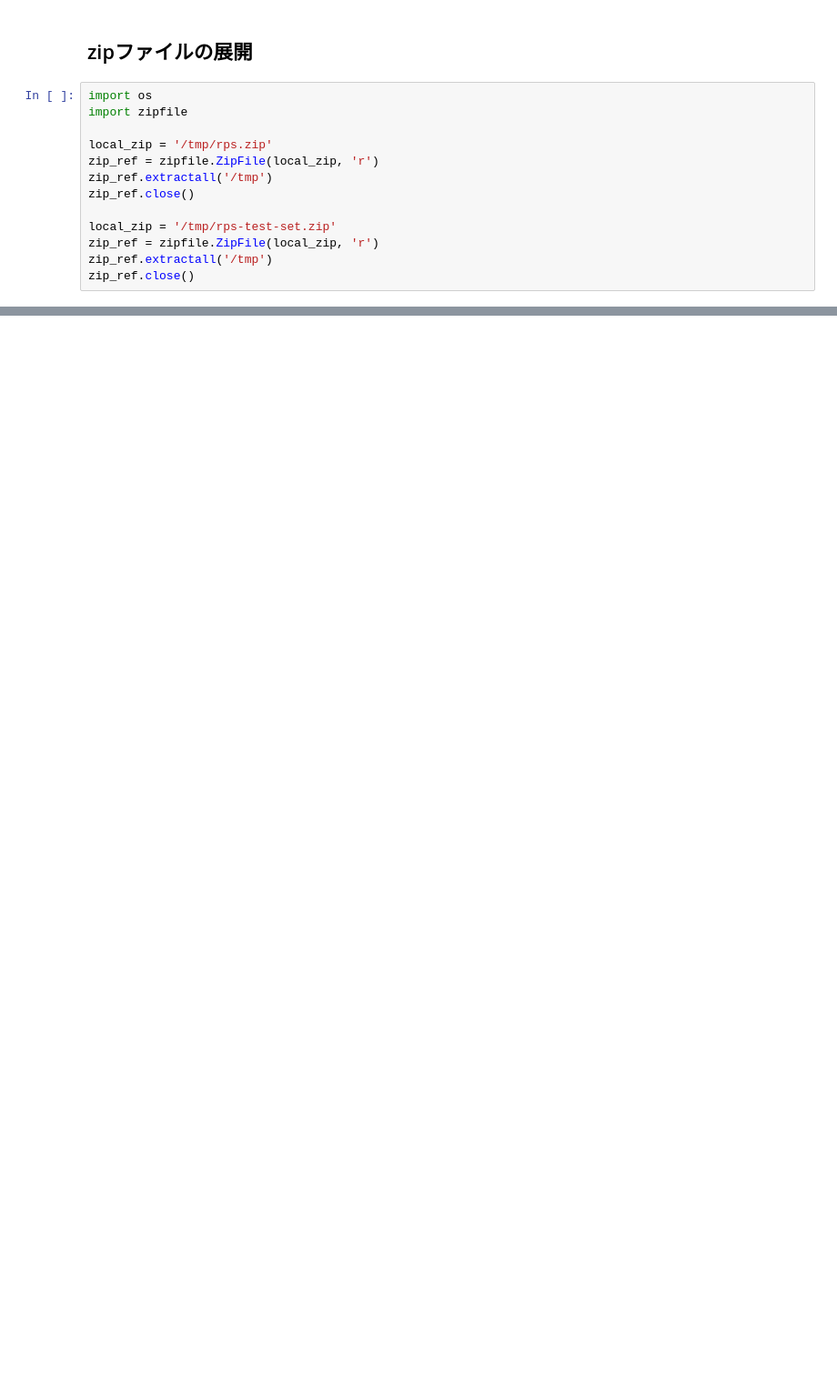
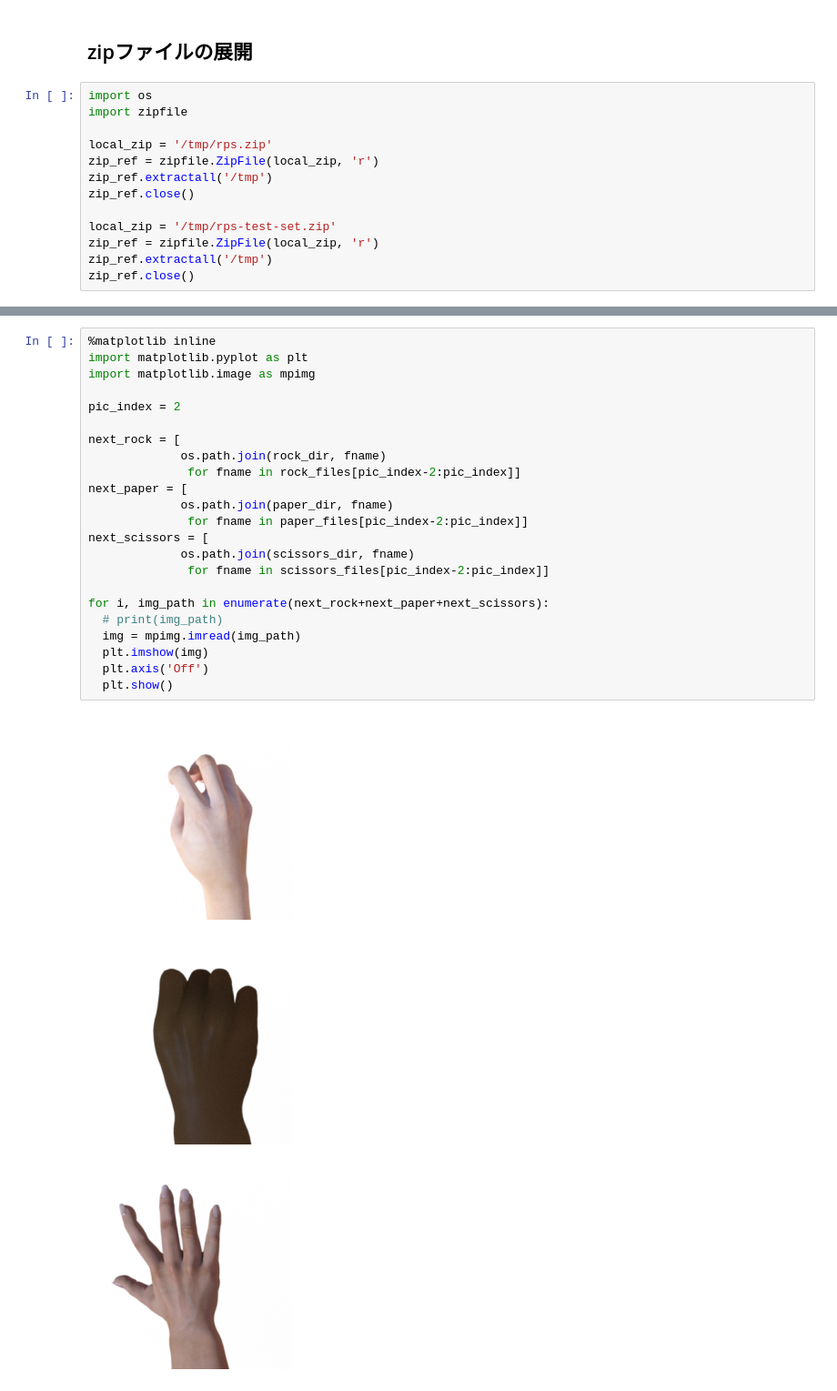
Before and after one commit to zfukuoka/Copying_a_sutra, a Jupyter notebook: ml_zero_to_hero/ml_zero_to_hero_part4.ipynb, the cells around one changed output, grey strips where cells are left out. Shown at 91% size. Cells and saved outputs as stored; diff of their text form; blank space fills up the shorter version.

```diff
--- a/ml_zero_to_hero/ml_zero_to_hero_part4.ipynb
+++ b/ml_zero_to_hero/ml_zero_to_hero_part4.ipynb
@@ -75,0 +80,27 @@ tortal training scissors images: 840
+# %%
+%matplotlib inline
+import matplotlib.pyplot as plt
+import matplotlib.image as mpimg
+
+pic_index = 2
+
+next_rock = [
+             os.path.join(rock_dir, fname)
+              for fname in rock_files[pic_index-2:pic_index]]
+next_paper = [
+             os.path.join(paper_dir, fname)
+              for fname in paper_files[pic_index-2:pic_index]]
+next_scissors = [
+             os.path.join(scissors_dir, fname)
+              for fname in scissors_files[pic_index-2:pic_index]]
+
+for i, img_path in enumerate(next_rock+next_paper+next_scissors):
+  # print(img_path)
+  img = mpimg.imread(img_path)
+  plt.imshow(img)
+  plt.axis('Off')
+  plt.show()
+# %% [output]
+[figure, added]
+[figure, added]
+[figure, added]
```
Also changed, not shown: parts of 13 cells of this notebook.
